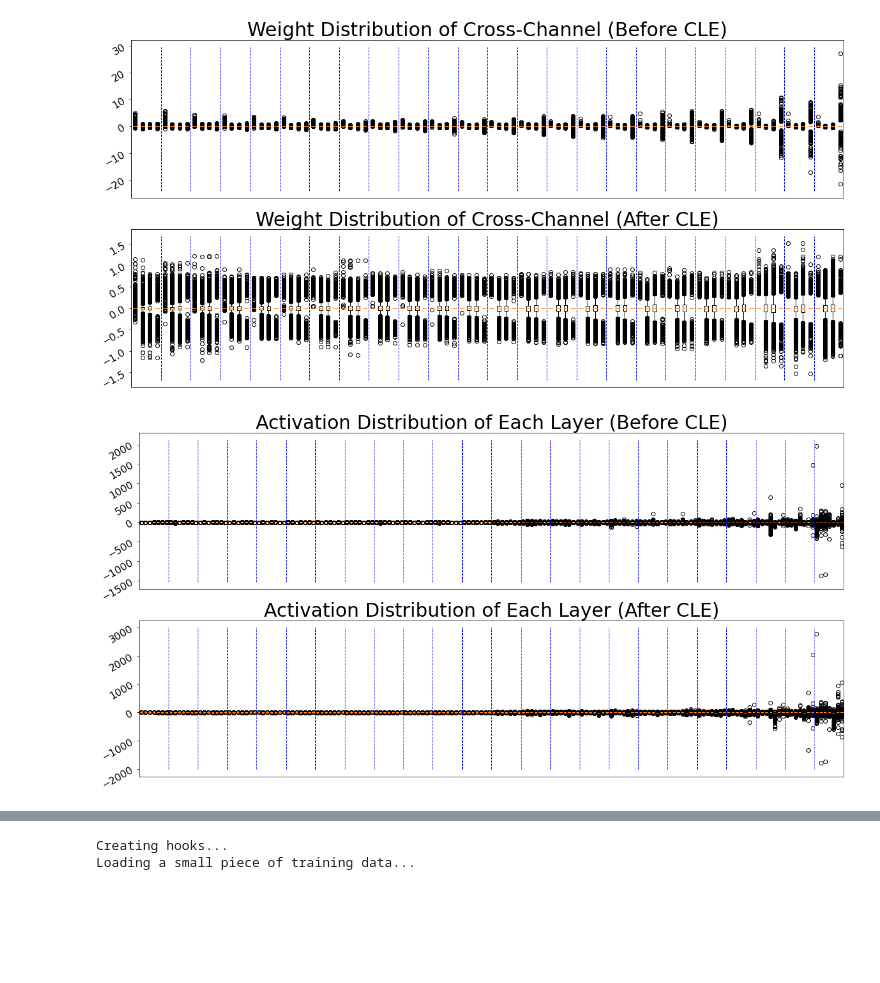
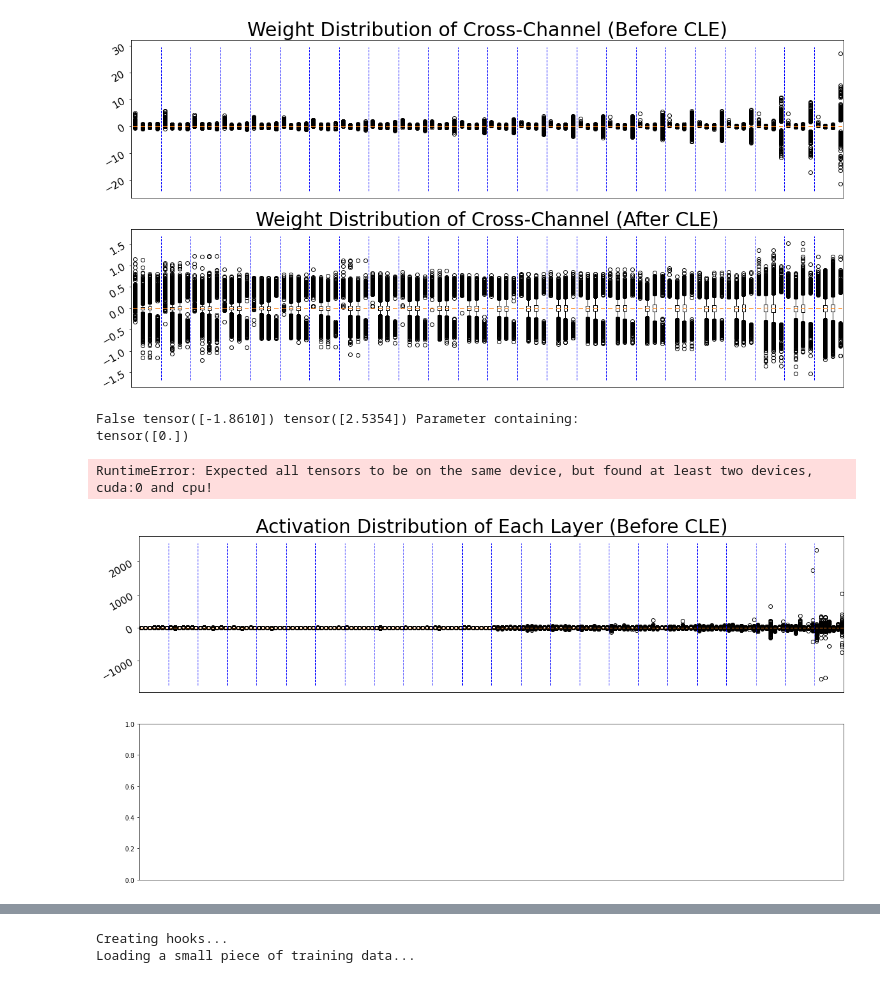
Before and after one commit to scott306lr/ResMLP_QAT, a Jupyter notebook: model_analyze.ipynb, the cells around one changed output, grey strips where cells are left out. Drawn from its saved outputs; the diff is of its cells as text; code cells hidden in the pictures; blank space fills up the shorter version.

```diff
--- a/model_analyze.ipynb
+++ b/model_analyze.ipynb
@@ -43,11 +43,16 @@ layer_dist(model, 0, 23, show_layers=["norm2", "mlp.fc1", "mlp.fc2", "gamma_2"],
 # %%
 model = resmlp_24(pretrained=True).eval()
 fig, ax = plt.subplots(2,1, figsize=(20, 10))
 ax[0].get_xaxis().set_visible(False)
 ax[1].get_xaxis().set_visible(False)
 
 act_dist(model, 0, 23, name='Activation Distribution of Each Layer (Before CLE)', ax=ax[0])
 cle_for_resmlp(model)
+q_model = q_resmlp24(model)
+q_model(simulate_input().cpu())
 act_dist(model, 0, 23, name='Activation Distribution of Each Layer (After CLE)', ax=ax[1])
 # %% [output]
+False tensor([-1.8610]) tensor([2.5354]) Parameter containing:
+tensor([0.])
+RuntimeError: Expected all tensors to be on the same device, but found at least two devices, cuda:0 and cpu!
-[figure, old version]
+[figure, new version]
```
Also changed, not shown: parts of 2 cells of this notebook, 2 other files.
